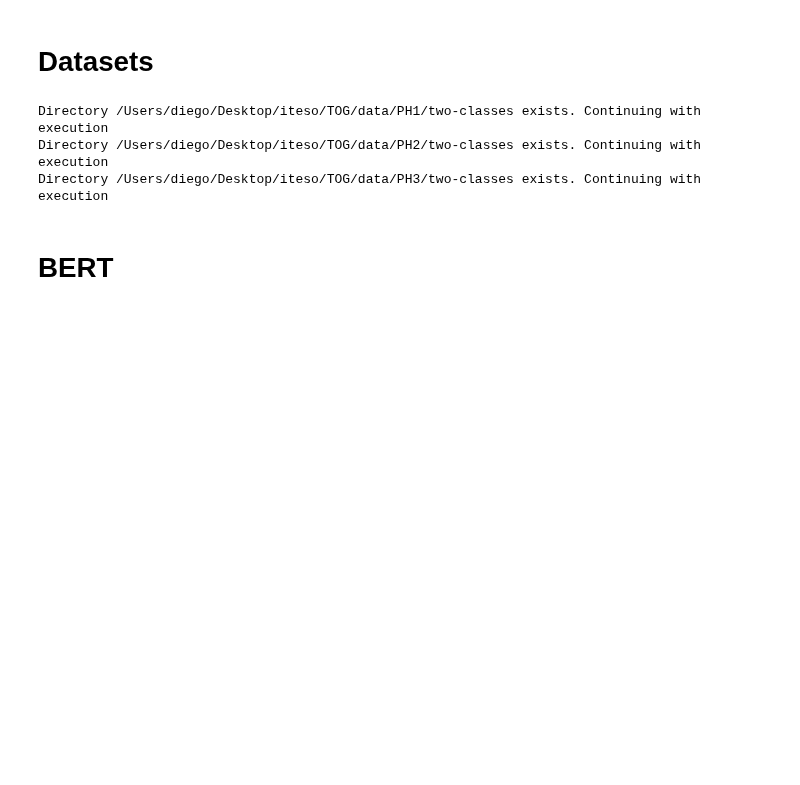
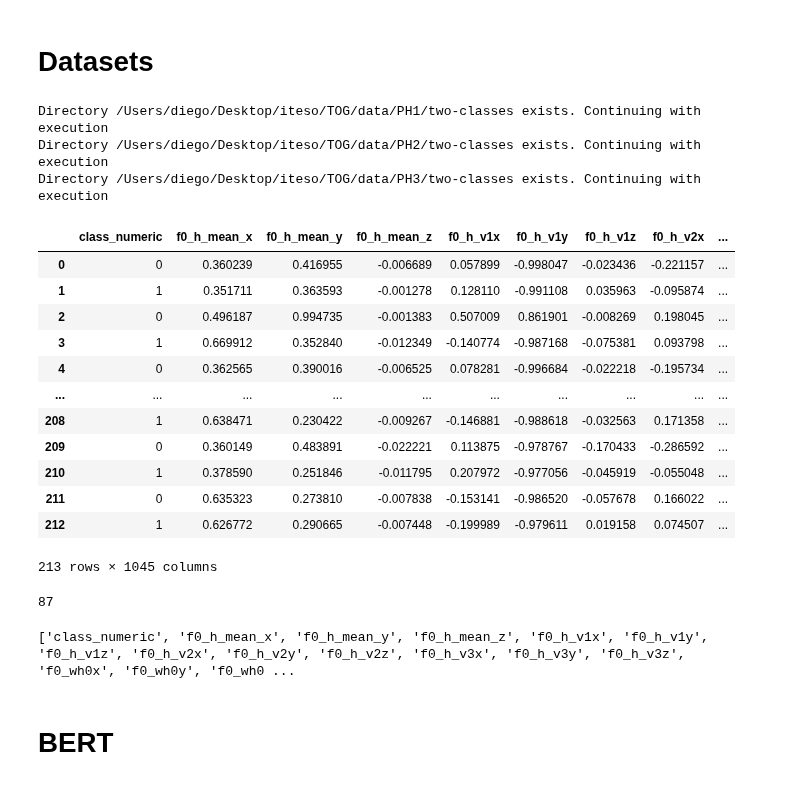
Before and after one commit to dasantac/TOG, a Jupyter notebook: src/TRAIN/architecture/BERT/BERTdriver.ipynb, the cells around one changed output. Drawn from its saved outputs; the diff is of its cells as text; code cells hidden in the pictures; blank space fills up the shorter version.

```diff
--- a/src/TRAIN/architecture/BERT/BERTdriver.ipynb
+++ b/src/TRAIN/architecture/BERT/BERTdriver.ipynb
@@ -36,2 +39,42 @@ Directory /Users/diego/Desktop/iteso/TOG/data/PH3/two-classes exists. Continuing
+# %%
+data_config = {
+  "PH2" : True,
+  "PH3" : False,
+  "reducer" : None,
+  "kernel" : None,
+  "n" : -1,
+  "data_unit" : sup.DATA_S_PV,
+  "label_col" : sup.class_numeric_column,
+  "class_list" : "two-classes",
+  "test_ratio" : 0.2
+}
+# %%
+baseArch = archeader.Arch(data_config=data_config, df=None, model_path_dir=None)
+# %%
+df = baseArch.df
+df
+# %% [output]
+|  | class_numeric | f0_h_mean_x | f0_h_mean_y | f0_h_mean_z | f0_h_v1x | f0_h_v1y | f0_h_v1z | f0_h_v2x | ... |
+| 0 | 0 | 0.360239 | 0.416955 | -0.006689 | 0.057899 | -0.998047 | -0.023436 | -0.221157 | ... |
+| 1 | 1 | 0.351711 | 0.363593 | -0.001278 | 0.128110 | -0.991108 | 0.035963 | -0.095874 | ... |
+| 2 | 0 | 0.496187 | 0.994735 | -0.001383 | 0.507009 | 0.861901 | -0.008269 | 0.198045 | ... |
+| 3 | 1 | 0.669912 | 0.352840 | -0.012349 | -0.140774 | -0.987168 | -0.075381 | 0.093798 | ... |
+| 4 | 0 | 0.362565 | 0.390016 | -0.006525 | 0.078281 | -0.996684 | -0.022218 | -0.195734 | ... |
+| ... | ... | ... | ... | ... | ... | ... | ... | ... | ... |
+| 208 | 1 | 0.638471 | 0.230422 | -0.009267 | -0.146881 | -0.988618 | -0.032563 | 0.171358 | ... |
+| 209 | 0 | 0.360149 | 0.483891 | -0.022221 | 0.113875 | -0.978767 | -0.170433 | -0.286592 | ... |
+| 210 | 1 | 0.378590 | 0.251846 | -0.011795 | 0.207972 | -0.977056 | -0.045919 | -0.055048 | ... |
+| 211 | 0 | 0.635323 | 0.273810 | -0.007838 | -0.153141 | -0.986520 | -0.057678 | 0.166022 | ... |
+| 212 | 1 | 0.626772 | 0.290665 | -0.007448 | -0.199989 | -0.979611 | 0.019158 | 0.074507 | ... |
+213 rows × 1045 columns
+# %%
+input_dim = 1044 // 12
+input_dim
+# %% [output]
+87
+# %%
+print(df.columns.to_list())
+# %% [output]
+['class_numeric', 'f0_h_mean_x', 'f0_h_mean_y', 'f0_h_mean_z', 'f0_h_v1x', 'f0_h_v1y', 'f0_h_v1z', 'f0_h_v2x', 'f0_h_v2y', 'f0_h_v2z', 'f0_h_v3x', 'f0_h_v3y', 'f0_h_v3z', 'f0_wh0x', 'f0_wh0y', 'f0_wh0 ...
 # %% [markdown]
 # BERT
```
Also changed, not shown: parts of 14 cells of this notebook, 3 other files.
